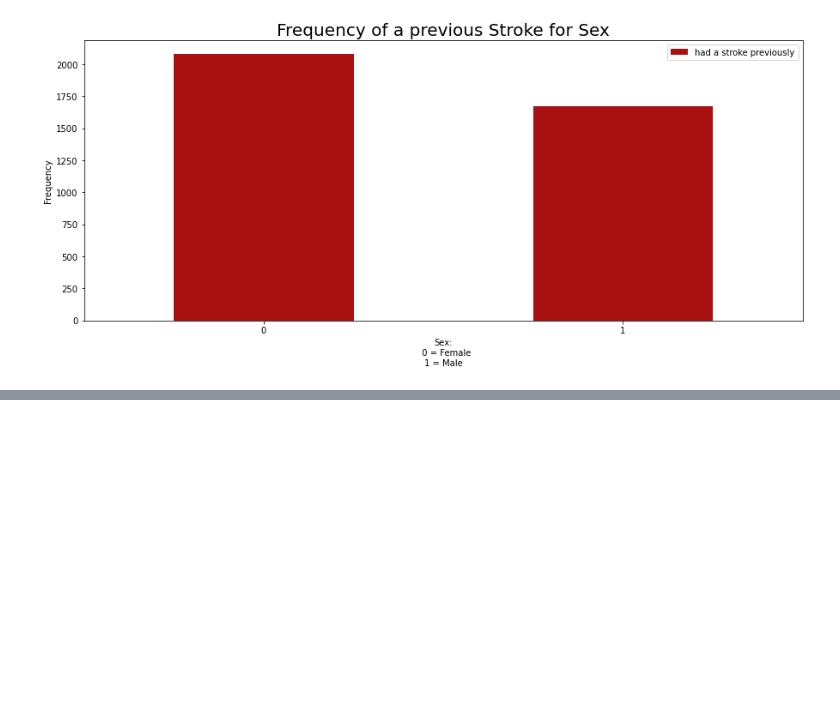
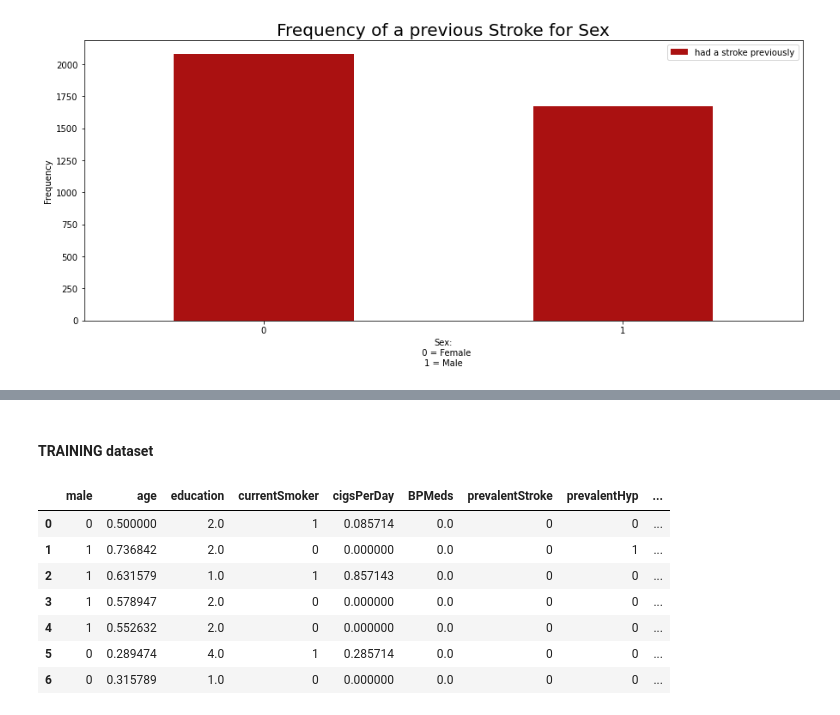
Before and after one commit to TarazGr/FDS-Final, a Jupyter notebook: REPORT.ipynb, the cells around one changed output, grey strips where cells are left out. Saved outputs shown, nothing was run; the diff lists cells and outputs as text; code cells hidden in the pictures; blank space fills up the shorter version.

```diff
--- a/REPORT.ipynb
+++ b/REPORT.ipynb
@@ -170,0 +200,14 @@ plt.show()
+# %% [markdown]
+#### TRAINING dataset
+# %%
+df_train = pd.read_csv('C:/Users/Flavia/Desktop/train_set.csv', header='infer',encoding='utf-8')
+df_train.head(7)
+# %% [output]
+|  | male | age | education | currentSmoker | cigsPerDay | BPMeds | prevalentStroke | prevalentHyp | ... |
+| 0 | 0 | 0.500000 | 2.0 | 1 | 0.085714 | 0.0 | 0 | 0 | ... |
+| 1 | 1 | 0.736842 | 2.0 | 0 | 0.000000 | 0.0 | 0 | 1 | ... |
+| 2 | 1 | 0.631579 | 1.0 | 1 | 0.857143 | 0.0 | 0 | 0 | ... |
+| 3 | 1 | 0.578947 | 2.0 | 0 | 0.000000 | 0.0 | 0 | 0 | ... |
+| 4 | 1 | 0.552632 | 2.0 | 0 | 0.000000 | 0.0 | 0 | 0 | ... |
+| 5 | 0 | 0.289474 | 4.0 | 1 | 0.285714 | 0.0 | 0 | 0 | ... |
+| 6 | 0 | 0.315789 | 1.0 | 0 | 0.000000 | 0.0 | 0 | 0 | ... |
```
Also changed, not shown: parts of 9 cells of this notebook.
